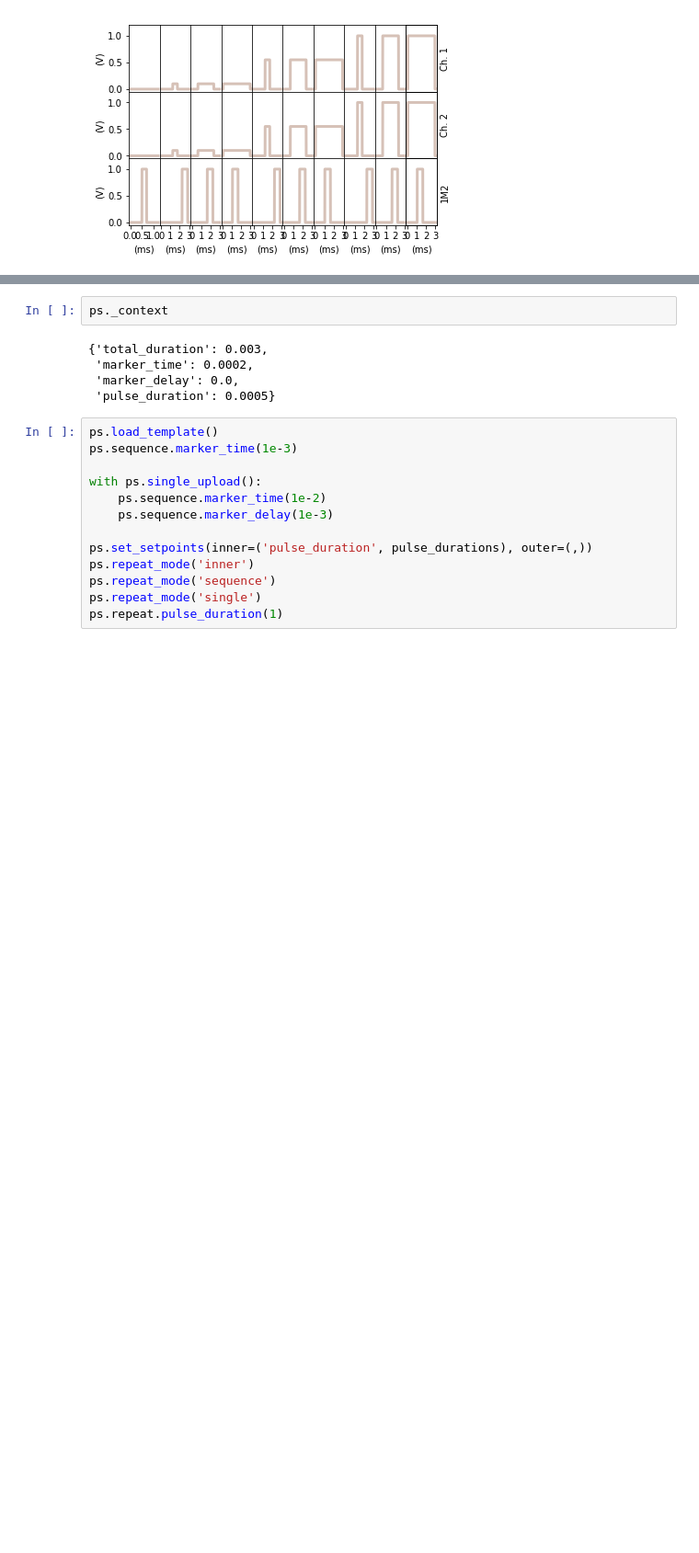
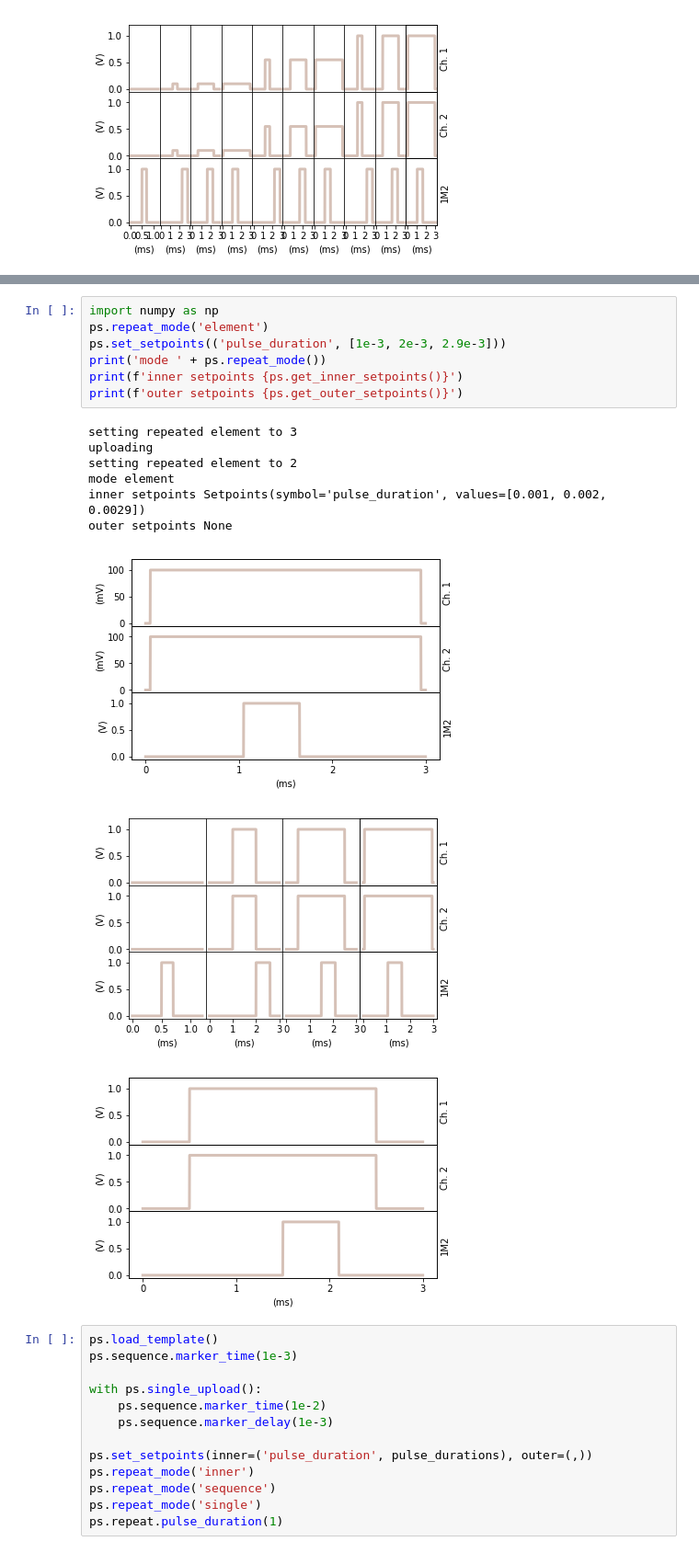
Before and after one commit to qdev-dk/qdev-wrappers, a Jupyter notebook: examples/Untitled Folder/Parametric Sequencer.ipynb, the cells around one changed output, grey strips where cells are left out. Shown at 92% size. Saved outputs shown, nothing was run; the diff lists cells and outputs as text; blank space fills up the shorter version.

```diff
--- a/examples/Untitled Folder/Parametric Sequencer.ipynb
+++ b/examples/Untitled Folder/Parametric Sequencer.ipynb
@@ -101,10 +124,20 @@ setting repeated element to 7
-# %%
-ps._context
-# %% [output]
-{'total_duration': 0.003,
- 'marker_time': 0.0002,
- 'marker_delay': 0.0,
- 'pulse_duration': 0.0005}
+# %%
+import numpy as np
+ps.repeat_mode('element')
+ps.set_setpoints(('pulse_duration', [1e-3, 2e-3, 2.9e-3]))
+print('mode ' + ps.repeat_mode())
+print(f'inner setpoints {ps.get_inner_setpoints()}')
+print(f'outer setpoints {ps.get_outer_setpoints()}')
+# %% [output]
+setting repeated element to 3
+uploading
+setting repeated element to 2
+mode element
+inner setpoints Setpoints(symbol='pulse_duration', values=[0.001, 0.002, 0.0029])
+outer setpoints None
+[figure, added]
+[figure, added]
+[figure, added]
 # %%
 ps.load_template()
 ps.sequence.marker_time(1e-3)
```
Also changed, not shown: parts of 6 cells of this notebook, 1 other file.
